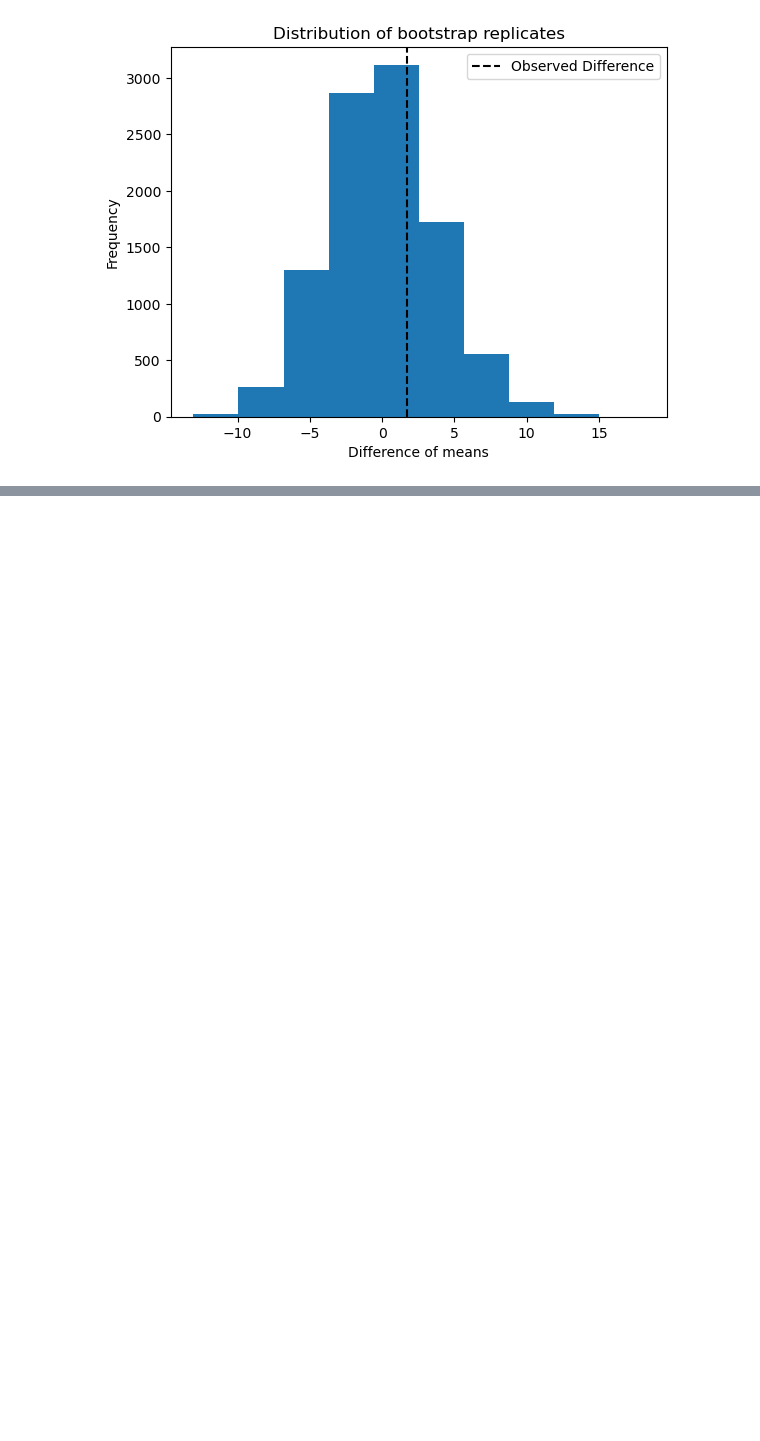
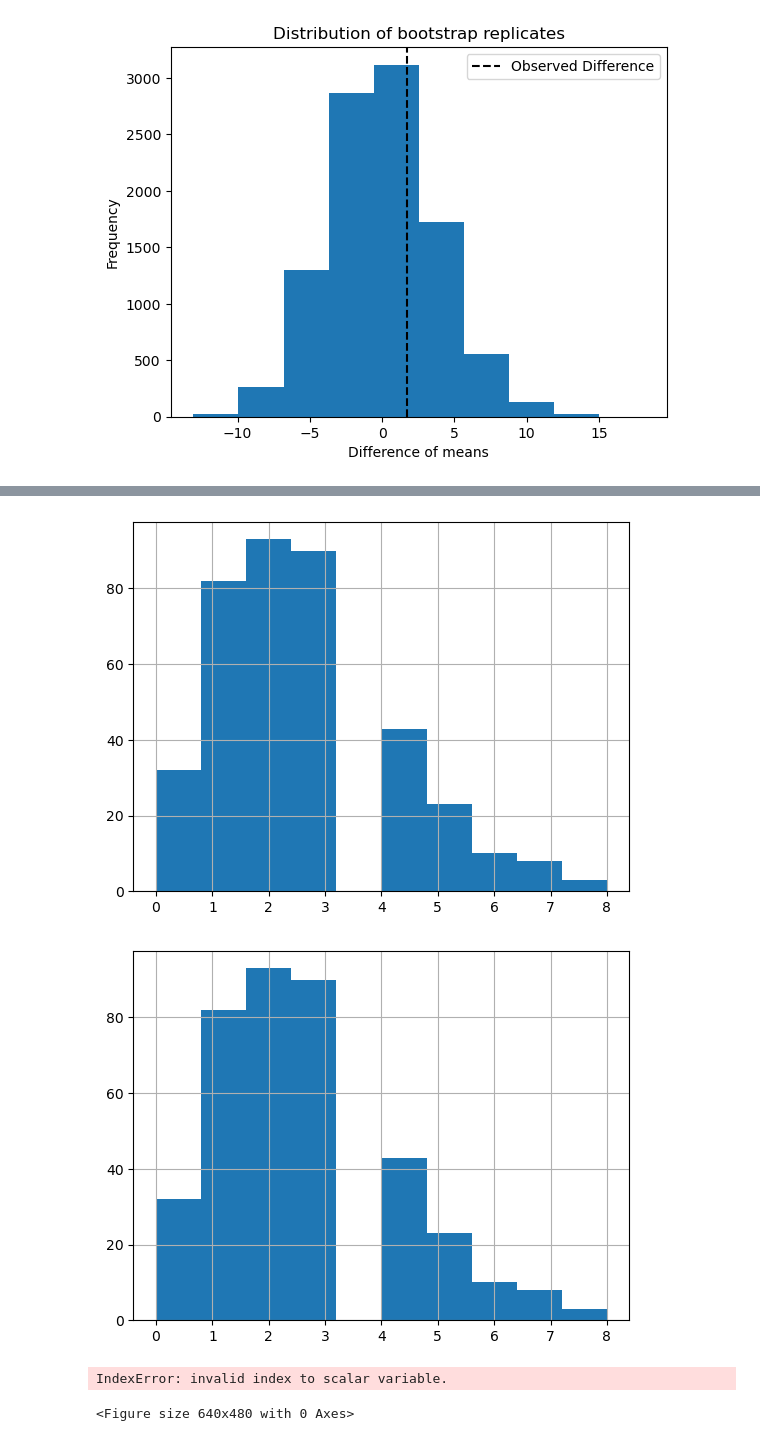
Before and after one commit to Jessica-Haire/Hypothesis-Testing-Football-Scores, a Jupyter notebook: men_vs_women_football_scores.ipynb, the cells around one changed output, grey strips where cells are left out. Drawn from its saved outputs; the diff is of its cells as text; code cells hidden in the pictures; blank space fills up the shorter version.

```diff
--- a/men_vs_women_football_scores.ipynb
+++ b/men_vs_women_football_scores.ipynb
@@ -116,3 +123,64 @@ plt.legend()
 plt.show()
 # %% [output]
 [figure]
+# %%
+# Imports
+import pandas as pd
+import matplotlib.pyplot as plt
+#import pingouin
+from scipy.stats import mannwhitneyu
+
+# Load men's and women's datasets
+men = pd.read_csv("men_results.csv")
+women = pd.read_csv("women_results.csv")
+
+# Filter the data for the time range and tournament
+men["date"] = pd.to_datetime(men["date"])
+men_subset = men[(men["date"] > "2002-01-01") & (men["tournament"].isin(["FIFA World Cup"]))]
+women["date"] = pd.to_datetime(women["date"])
+women_subset = women[(women["date"] > "2002-01-01") & (women["tournament"].isin(["FIFA World Cup"]))]
+
+# Create group and goals_scored columns
+men_subset["group"] = "men"
+women_subset["group"] = "women"
+men_subset["goals_scored"] = men_subset["home_score"] + men_subset["away_score"]
+women_subset["goals_scored"] = women_subset["home_score"] + women_subset["away_score"]
+
+# Determine normality using histograms
+men_subset["goals_scored"].hist()
+plt.show()
+plt.clf()
+
+# Goals scored is not normally distributed, so use Wilcoxon-Mann-Whitney test of two groups
+men_subset["goals_scored"].hist()
+plt.show()
+plt.clf()
+
+# Combine women's and men's data and calculate goals scored in each match
+both = pd.concat([women_subset, men_subset], axis=0, ignore_index=True)
+
+# Transform the data for the pingouin Mann-Whitney U t-test/Wilcoxon-Mann-Whitney test
+both_subset = both[["goals_scored", "group"]]
+both_subset_wide = both_subset.pivot(columns="group", values="goals_scored")
+
+# # Perform right-tailed Wilcoxon-Mann-Whitney test with pingouin
+# results_pg = pingouin.mwu(x=both_subset_wide["women"],
+#                           y=both_subset_wide["men"],
+#                           alternative="greater")
+
+# Alternative SciPy solution: Perform right-tailed Wilcoxon-Mann-Whitney test with scipy
+results_scipy = mannwhitneyu(x=women_subset["goals_scored"],
+                             y=men_subset["goals_scored"],
+                             alternative="greater")
+
+# Extract p-value as a float
+#p_val = results_scipy["p-val"].values[0]
+p_val = results_scipy[0]["p-val"]
+# Determine hypothesis test result using sig. level
+if p_val <= 0.01:
+    result = "reject"
+else:
+    result = "fail to reject"
+
+result_dict = {"p_val": p_val, "result": result}
+# %% [output]
@@ -118,0 +207,4 @@ plt.show()
+[figure, added]
+[figure, added]
+IndexError: invalid index to scalar variable.
+<Figure size 640x480 with 0 Axes>
```
Also changed, not shown: parts of 4 cells of this notebook.
